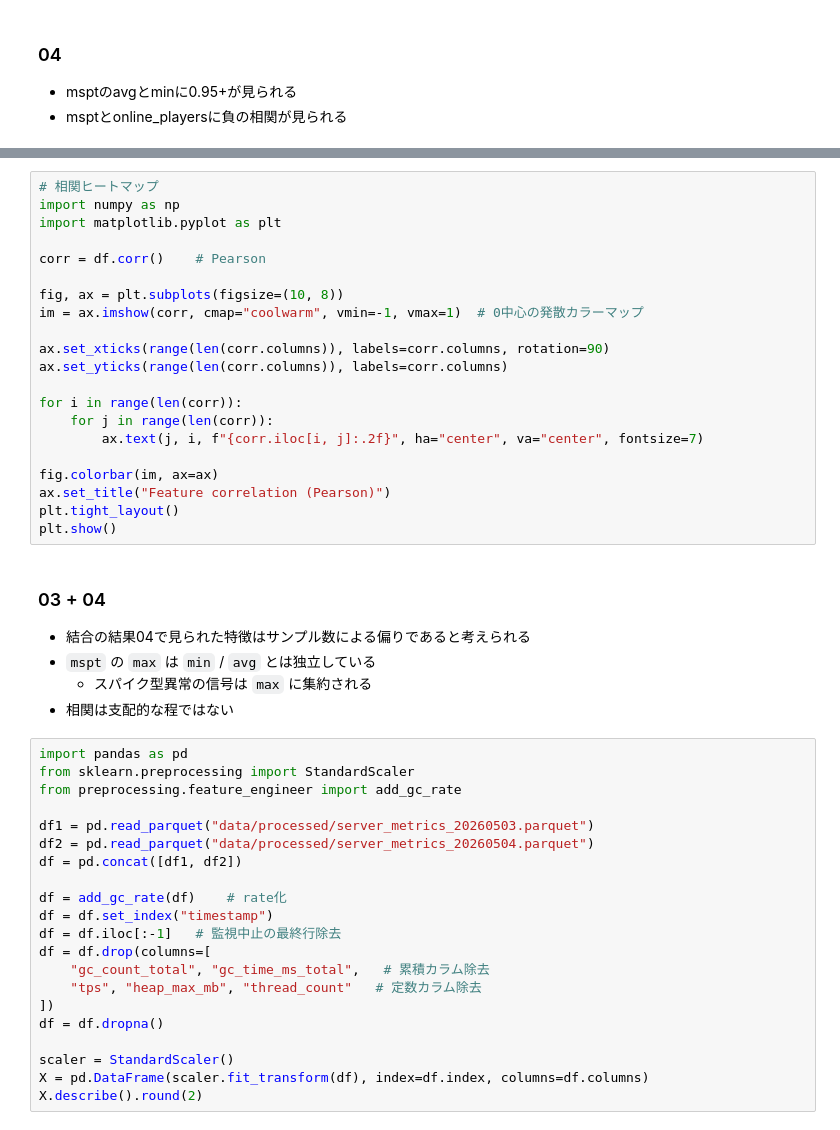
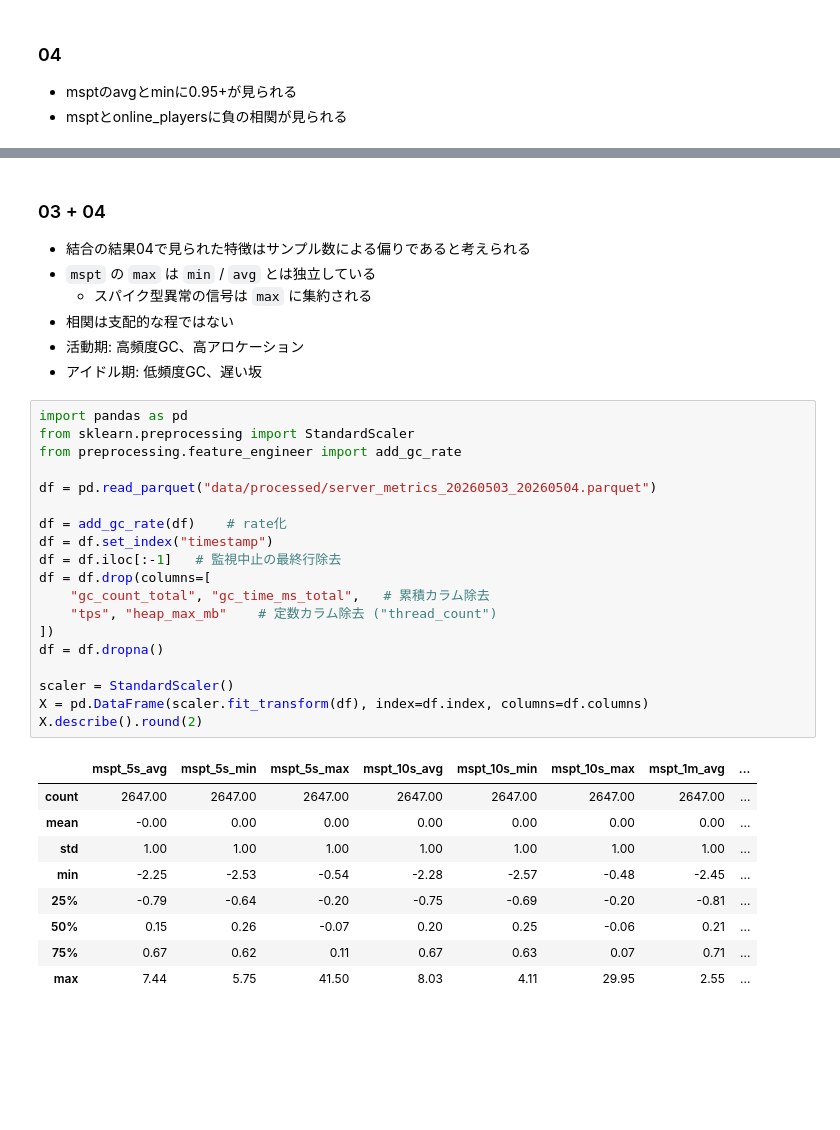
Before and after one commit to mai-Den06/ServerAnomalyDetection, a Jupyter notebook: notebooks/01_data_exploration.ipynb, the cells around one changed output, grey strips where cells are left out. Drawn from its saved outputs; the diff is of its cells as text; blank space fills up the shorter version.

```diff
--- a/notebooks/01_data_exploration.ipynb
+++ b/notebooks/01_data_exploration.ipynb
@@ -75,51 +18,40 @@ X.describe().round(2)
-# %%
-# 相関ヒートマップ
-import numpy as np
-import matplotlib.pyplot as plt
-
-corr = df.corr()    # Pearson
-
-fig, ax = plt.subplots(figsize=(10, 8))
-im = ax.imshow(corr, cmap="coolwarm", vmin=-1, vmax=1)  # 0中心の発散カラーマップ
-
-ax.set_xticks(range(len(corr.columns)), labels=corr.columns, rotation=90)
-ax.set_yticks(range(len(corr.columns)), labels=corr.columns)
-
-for i in range(len(corr)):
-    for j in range(len(corr)):
-        ax.text(j, i, f"{corr.iloc[i, j]:.2f}", ha="center", va="center", fontsize=7)
-
-fig.colorbar(im, ax=ax)
-ax.set_title("Feature correlation (Pearson)")
-plt.tight_layout()
-plt.show()
 # %% [markdown]
 ### 03 + 04
 - 結合の結果04で見られた特徴はサンプル数による偏りであると考えられる
 - `mspt` の `max` は `min` / `avg` とは独立している
     - スパイク型異常の信号は `max` に集約される
 - 相関は支配的な程ではない
+- 活動期: 高頻度GC、高アロケーション
+- アイドル期: 低頻度GC、遅い坂
 # %%
 import pandas as pd
 from sklearn.preprocessing import StandardScaler
 from preprocessing.feature_engineer import add_gc_rate
 
-df1 = pd.read_parquet("data/processed/server_metrics_20260503.parquet")
-df2 = pd.read_parquet("data/processed/server_metrics_20260504.parquet")
-df = pd.concat([df1, df2])
+df = pd.read_parquet("data/processed/server_metrics_20260503_20260504.parquet")
 
 df = add_gc_rate(df)    # rate化
 df = df.set_index("timestamp")
 df = df.iloc[:-1]   # 監視中止の最終行除去
 df = df.drop(columns=[
     "gc_count_total", "gc_time_ms_total",   # 累積カラム除去
-    "tps", "heap_max_mb", "thread_count"   # 定数カラム除去
+    "tps", "heap_max_mb"    # 定数カラム除去 ("thread_count")
 ])
 df = df.dropna()
 
 scaler = StandardScaler()
 X = pd.DataFrame(scaler.fit_transform(df), index=df.index, columns=df.columns)
 X.describe().round(2)
+# %% [output]
+|  | mspt_5s_avg | mspt_5s_min | mspt_5s_max | mspt_10s_avg | mspt_10s_min | mspt_10s_max | mspt_1m_avg | ... |
+| count | 2647.00 | 2647.00 | 2647.00 | 2647.00 | 2647.00 | 2647.00 | 2647.00 | ... |
+| mean | -0.00 | 0.00 | 0.00 | 0.00 | 0.00 | 0.00 | 0.00 | ... |
+| std | 1.00 | 1.00 | 1.00 | 1.00 | 1.00 | 1.00 | 1.00 | ... |
+| min | -2.25 | -2.53 | -0.54 | -2.28 | -2.57 | -0.48 | -2.45 | ... |
+| 25% | -0.79 | -0.64 | -0.20 | -0.75 | -0.69 | -0.20 | -0.81 | ... |
+| 50% | 0.15 | 0.26 | -0.07 | 0.20 | 0.25 | -0.06 | 0.21 | ... |
+| 75% | 0.67 | 0.62 | 0.11 | 0.67 | 0.63 | 0.07 | 0.71 | ... |
+| max | 7.44 | 5.75 | 41.50 | 8.03 | 4.11 | 29.95 | 2.55 | ... |
 # %%
 import matplotlib.pyplot as plt
 
```
Also changed, not shown: parts of 8 cells of this notebook.
